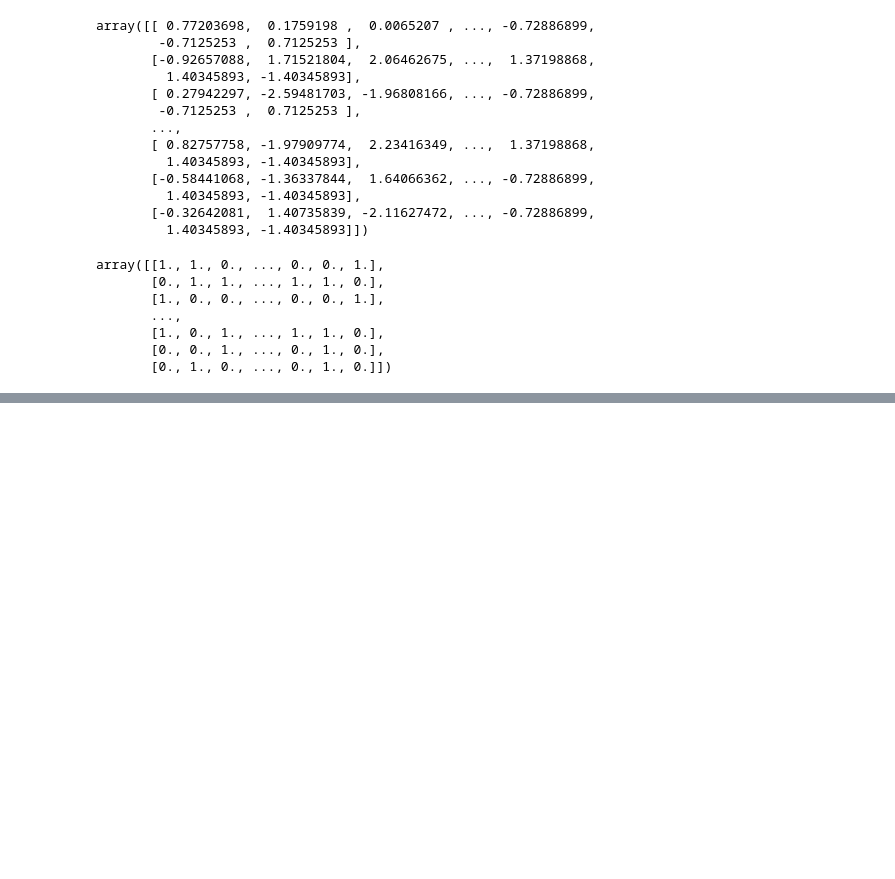
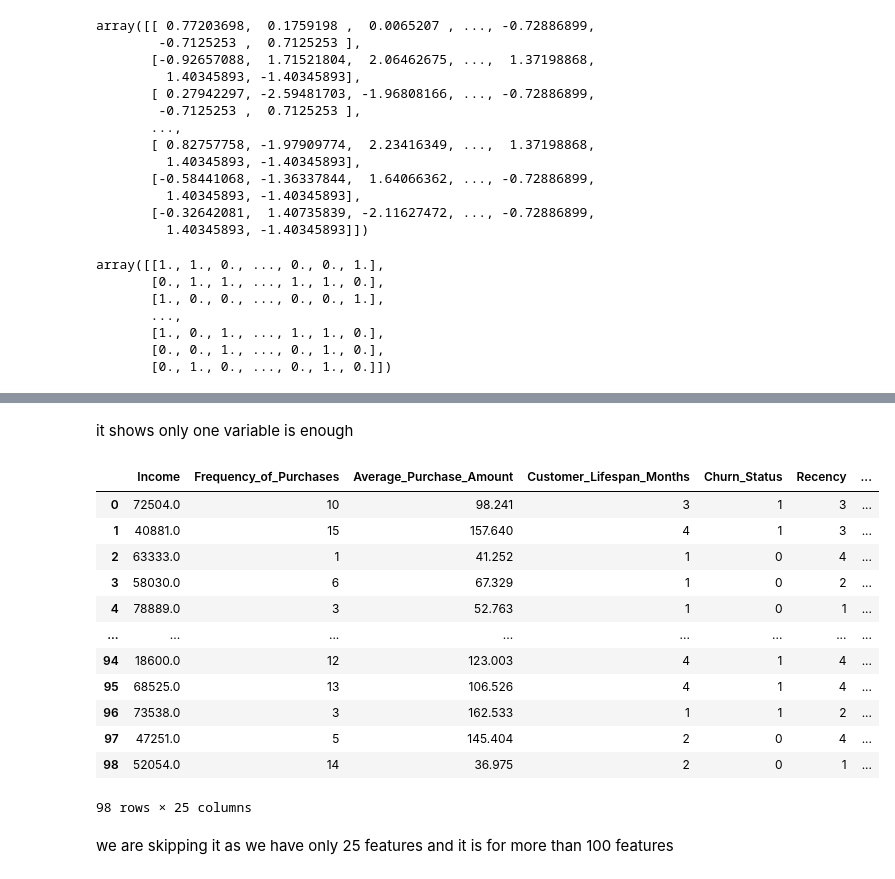
Before and after one commit to ABBAS-37405/PYTHON-AND-DATA-SCIENCE, a Jupyter notebook: dataclean.ipynb, the cells around one changed output, grey strips where cells are left out. Drawn from its saved outputs; the diff is of its cells as text; code cells hidden in the pictures; blank space fills up the shorter version.

```diff
--- a/dataclean.ipynb
+++ b/dataclean.ipynb
@@ -1323,0 +1343,22 @@ array([[1., 1., 0., ..., 0., 0., 1.],
+# %% [markdown]
+it shows only one variable is enough
+# %%
+pca=PCA(n_components=1)
+x_regression_pca=pca.fit_transform(x_regression)
+x_regression
+# %% [output]
+|  | Income | Frequency_of_Purchases | Average_Purchase_Amount | Customer_Lifespan_Months | Churn_Status | Recency | ... |
+| 0 | 72504.0 | 10 | 98.241 | 3 | 1 | 3 | ... |
+| 1 | 40881.0 | 15 | 157.640 | 4 | 1 | 3 | ... |
+| 2 | 63333.0 | 1 | 41.252 | 1 | 0 | 4 | ... |
+| 3 | 58030.0 | 6 | 67.329 | 1 | 0 | 2 | ... |
+| 4 | 78889.0 | 3 | 52.763 | 1 | 0 | 1 | ... |
+| ... | ... | ... | ... | ... | ... | ... | ... |
+| 94 | 18600.0 | 12 | 123.003 | 4 | 1 | 4 | ... |
+| 95 | 68525.0 | 13 | 106.526 | 4 | 1 | 4 | ... |
+| 96 | 73538.0 | 3 | 162.533 | 1 | 1 | 2 | ... |
+| 97 | 47251.0 | 5 | 145.404 | 2 | 0 | 4 | ... |
+| 98 | 52054.0 | 14 | 36.975 | 2 | 0 | 1 | ... |
+98 rows × 25 columns
+# %% [markdown]
+we are skipping it as we have only 25 features and it is for more than 100 features
```
Also changed, not shown: parts of 6 cells of this notebook.
